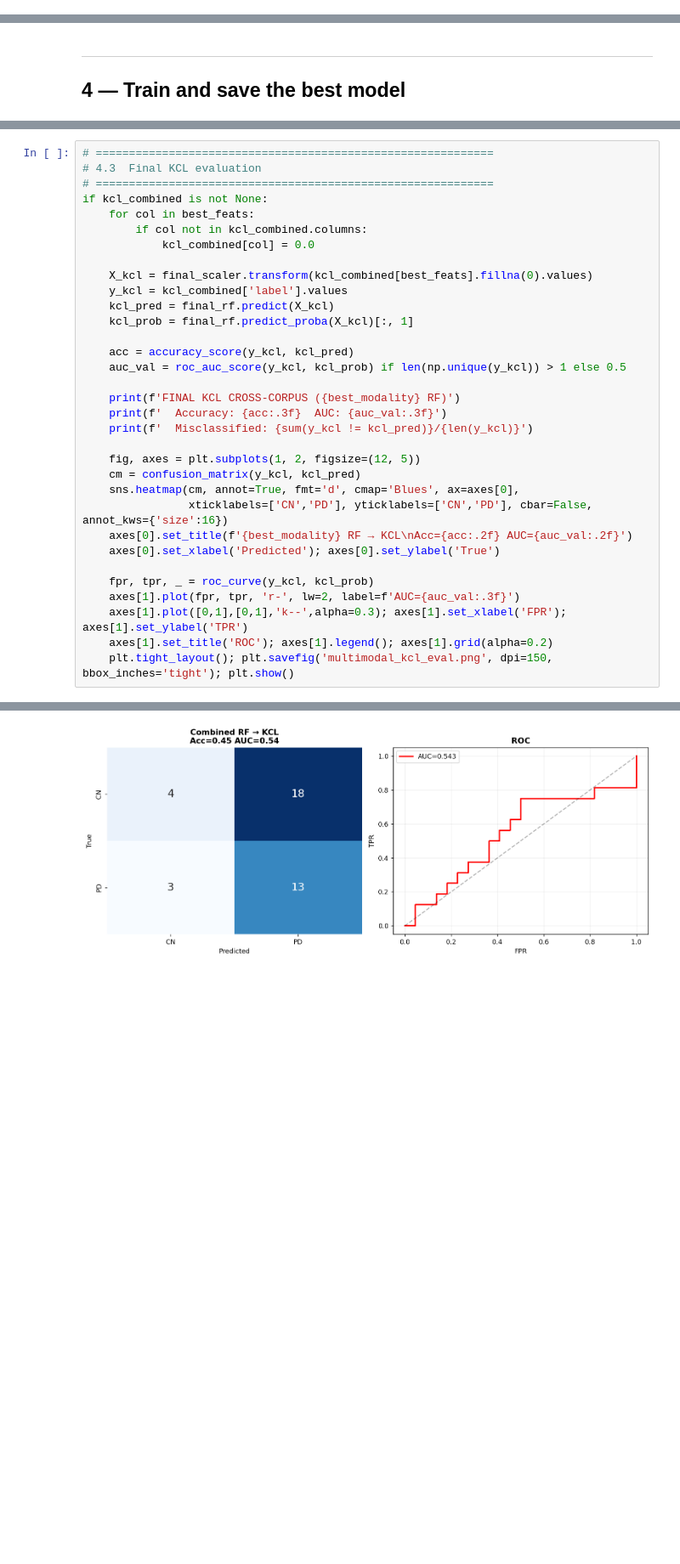
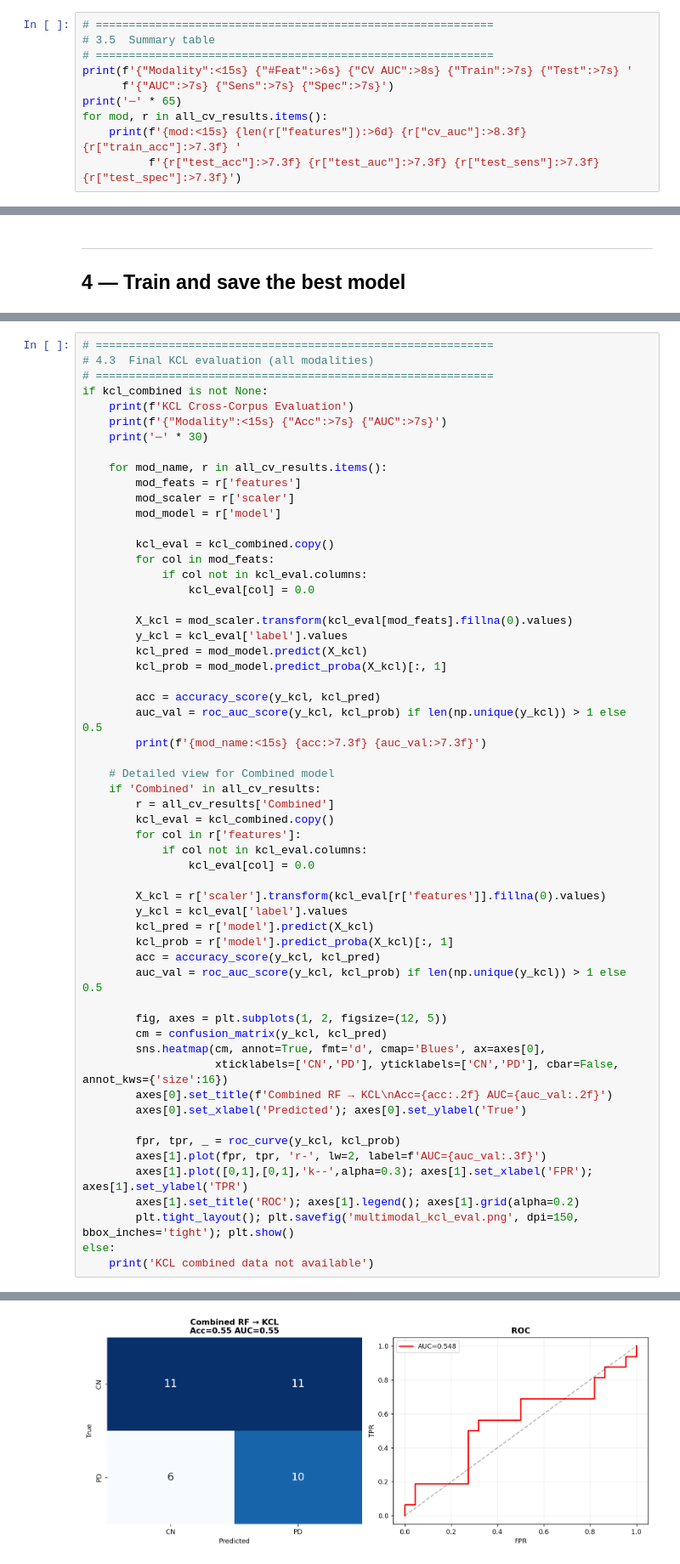
Before and after one commit to The-Real-Kevin/RWTH-Aachen-UROP-2026, a Jupyter notebook: 17_multimodal_rf.ipynb, the cells around one changed output, grey strips where cells are left out. Shown at 85% size. Cells and saved outputs as stored; diff of their text form; blank space fills up the shorter version.

```diff
--- a/17_multimodal_rf.ipynb
+++ b/17_multimodal_rf.ipynb
@@ -460,0 +534,10 @@ if 'kcl_acc' in res_df.columns:
+# %%
+# ============================================================
+# 3.5  Summary table
+# ============================================================
+print(f'{"Modality":<15s} {"#Feat":>6s} {"CV AUC":>8s} {"Train":>7s} {"Test":>7s} '
+      f'{"AUC":>7s} {"Sens":>7s} {"Spec":>7s}')
+print('─' * 65)
+for mod, r in all_cv_results.items():
+    print(f'{mod:<15s} {len(r["features"]):>6d} {r["cv_auc"]:>8.3f} {r["train_acc"]:>7.3f} '
+          f'{r["test_acc"]:>7.3f} {r["test_auc"]:>7.3f} {r["test_sens"]:>7.3f} {r["test_spec"]:>7.3f}')
@@ -558,34 +641,58 @@ Rank  Feature                              Importance Type
 # %%
 # ============================================================
-# 4.3  Final KCL evaluation
+# 4.3  Final KCL evaluation (all modalities)
 # ============================================================
 if kcl_combined is not None:
-    for col in best_feats:
-        if col not in kcl_combined.columns:
-            kcl_combined[col] = 0.0
+    print(f'KCL Cross-Corpus Evaluation')
+    print(f'{"Modality":<15s} {"Acc":>7s} {"AUC":>7s}')
+    print('─' * 30)
 
-    X_kcl = final_scaler.transform(kcl_combined[best_feats].fillna(0).values)
-    y_kcl = kcl_combined['label'].values
-    kcl_pred = final_rf.predict(X_kcl)
-    kcl_prob = final_rf.predict_proba(X_kcl)[:, 1]
+    for mod_name, r in all_cv_results.items():
+        mod_feats = r['features']
+        mod_scaler = r['scaler']
+        mod_model = r['model']
 
-    acc = accuracy_score(y_kcl, kcl_pred)
-    auc_val = roc_auc_score(y_kcl, kcl_prob) if len(np.unique(y_kcl)) > 1 else 0.5
+        kcl_eval = kcl_combined.copy()
+        for col in mod_feats:
+            if col not in kcl_eval.columns:
+                kcl_eval[col] = 0.0
 
-    print(f'FINAL KCL CROSS-CORPUS ({best_modality} RF)')
-    print(f'  Accuracy: {acc:.3f}  AUC: {auc_val:.3f}')
-    print(f'  Misclassified: {sum(y_kcl != kcl_pred)}/{len(y_kcl)}')
+        X_kcl = mod_scaler.transform(kcl_eval[mod_feats].fillna(0).values)
+        y_kcl = kcl_eval['label'].values
+        kcl_pred = mod_model.predict(X_kcl)
+        kcl_prob = mod_model.predict_proba(X_kcl)[:, 1]
 
-    fig, axes = plt.subplots(1, 2, figsize=(12, 5))
-    cm = confusion_matrix(y_kcl, kcl_pred)
-    sns.heatmap(cm, annot=True, fmt='d', cmap='Blues', ax=axes[0],
-                xticklabels=['CN','PD'], yticklabels=['CN','PD'], cbar=False, annot_kws={'size':16})
-    axes[0].set_title(f'{best_modality} RF → KCL\nAcc={acc:.2f} AUC={auc_val:.2f}')
-    axes[0].set_xlabel('Predicted'); axes[0].set_ylabel('True')
+        acc = accuracy_score(y_kcl, kcl_pred)
+        auc_val = roc_auc_score(y_kcl, kcl_prob) if len(np.unique(y_kcl)) > 1 else 0.5
+        print(f'{mod_name:<15s} {acc:>7.3f} {auc_val:>7.3f}')
 
-    fpr, tpr, _ = roc_curve(y_kcl, kcl_prob)
-    axes[1].plot(fpr, tpr, 'r-', lw=2, label=f'AUC={auc_val:.3f}')
-    axes[1].plot([0,1],[0,1],'k--',alpha=0.3); axes[1].set_xlabel('FPR'); axes[1].set_ylabel('TPR')
-    axes[1].set_title('ROC'); axes[1].legend(); axes[1].grid(alpha=0.2)
-    plt.tight_layout(); plt.savefig('multimodal_kcl_eval.png', dpi=150, bbox_inches='tight'); plt.show()
+    # Detailed view for Combined model
+    if 'Combined' in all_cv_results:
+        r = all_cv_results['Combined']
+        kcl_eval = kcl_combined.copy()
+        for col in r['features']:
+            if col not in kcl_eval.columns:
+                kcl_eval[col] = 0.0
+
+        X_kcl = r['scaler'].transform(kcl_eval[r['features']].fillna(0).values)
+        y_kcl = kcl_eval['label'].values
+        kcl_pred = r['model'].predict(X_kcl)
+        kcl_prob = r['model'].predict_proba(X_kcl)[:, 1]
+        acc = accuracy_score(y_kcl, kcl_pred)
+        auc_val = roc_auc_score(y_kcl, kcl_prob) if len(np.unique(y_kcl)) > 1 else 0.5
+
+        fig, axes = plt.subplots(1, 2, figsize=(12, 5))
+        cm = confusion_matrix(y_kcl, kcl_pred)
+        sns.heatmap(cm, annot=True, fmt='d', cmap='Blues', ax=axes[0],
+                    xticklabels=['CN','PD'], yticklabels=['CN','PD'], cbar=False, annot_kws={'size':16})
+        axes[0].set_title(f'Combined RF → KCL\nAcc={acc:.2f} AUC={auc_val:.2f}')
+        axes[0].set_xlabel('Predicted'); axes[0].set_ylabel('True')
+
+        fpr, tpr, _ = roc_curve(y_kcl, kcl_prob)
+        axes[1].plot(fpr, tpr, 'r-', lw=2, label=f'AUC={auc_val:.3f}')
+        axes[1].plot([0,1],[0,1],'k--',alpha=0.3); axes[1].set_xlabel('FPR'); axes[1].set_ylabel('TPR')
+        axes[1].set_title('ROC'); axes[1].legend(); axes[1].grid(alpha=0.2)
+        plt.tight_layout(); plt.savefig('multimodal_kcl_eval.png', dpi=150, bbox_inches='tight'); plt.show()
+else:
+    print('KCL combined data not available')
 # %% [output]
@@ -595 +705 @@ FINAL KCL CROSS-CORPUS (Combined RF)
-[figure, old version]
+[figure, new version]
```
Also changed, not shown: parts of 12 cells of this notebook, 1 other file.
